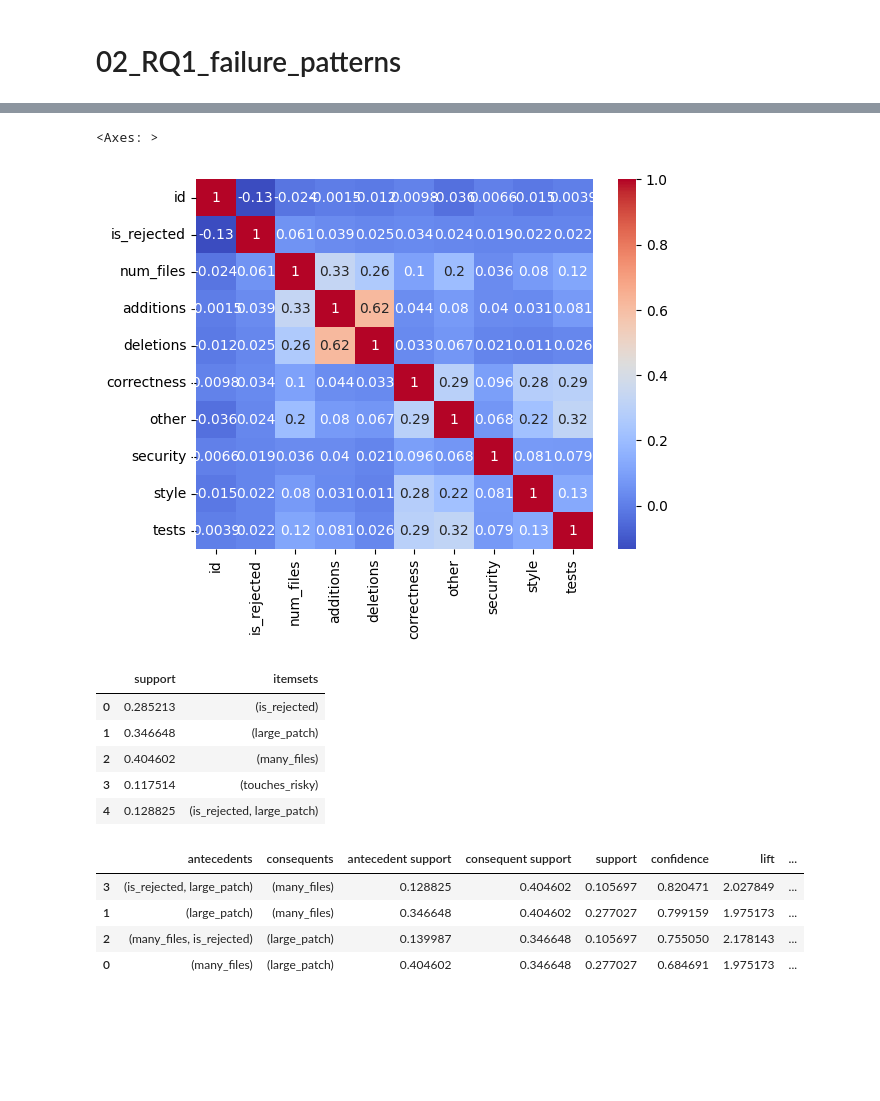
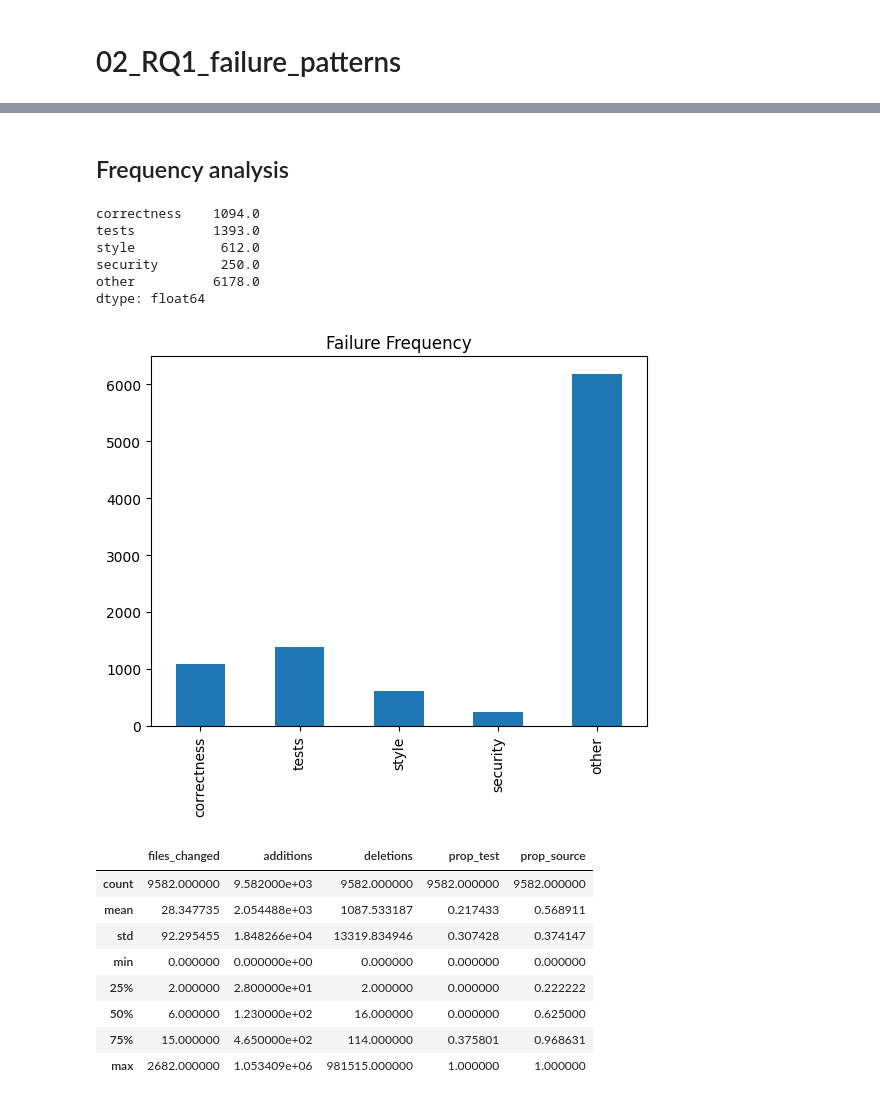
Before and after one commit to ChoWingDev/aidev-pr-rejections, a Jupyter notebook: notebooks/02_RQ1_failure_patterns.ipynb, the cells around one changed output, grey strips where cells are left out. Saved outputs shown, nothing was run; the diff lists cells and outputs as text; code cells hidden in the pictures; blank space fills up the shorter version.

Commit message:
added graphics

```diff
--- a/notebooks/02_RQ1_failure_patterns.ipynb
+++ b/notebooks/02_RQ1_failure_patterns.ipynb
@@ -165,19 +175,0 @@ dtype: float64
-# %%
-# correlation heatmap
-
-import seaborn as sns
-
-sns.heatmap(df.corr(numeric_only=True), annot=True, cmap="coolwarm")
-# %% [output]
-<Axes: >
-[figure, removed]
-# %%
-# simple rules mining with mlxtend association rules
-
-# convert features to binary
-df['large_patch'] = (df['additions'] + df['deletions']) > 200
-df['many_files'] = df['num_files'] > 5
-df['has_tests_comments'] = df['tests'] > 0
-df['has_correctness_comments'] = df['correctness'] > 0
-df['has_style_comments'] = df['style'] > 0
-df['has_security_comments'] = df['security'] > 0
@@ -196,24 +176,29 @@ basket = df[[
-# %%
-# run Apriori to find frequent feature sets
-from mlxtend.frequent_patterns import apriori, association_rules
-
-frequent = apriori(basket, min_support=0.1, use_colnames=True)
-frequent.head()
-# %% [output]
-|  | support | itemsets |
-| 0 | 0.285213 | (is_rejected) |
-| 1 | 0.346648 | (large_patch) |
-| 2 | 0.404602 | (many_files) |
-| 3 | 0.117514 | (touches_risky) |
-| 4 | 0.128825 | (is_rejected, large_patch) |
-# %%
-# generate association rules for rejection patterns
-rules = association_rules(frequent, metric="confidence", min_threshold=0.6)
-rules = rules.sort_values("confidence", ascending=False)
-rules.head()
-# %% [output]
-|  | antecedents | consequents | antecedent support | consequent support | support | confidence | lift | ... |
-| 3 | (is_rejected, large_patch) | (many_files) | 0.128825 | 0.404602 | 0.105697 | 0.820471 | 2.027849 | ... |
-| 1 | (large_patch) | (many_files) | 0.346648 | 0.404602 | 0.277027 | 0.799159 | 1.975173 | ... |
-| 2 | (many_files, is_rejected) | (large_patch) | 0.139987 | 0.346648 | 0.105697 | 0.755050 | 2.178143 | ... |
-| 0 | (many_files) | (large_patch) | 0.404602 | 0.346648 | 0.277027 | 0.684691 | 1.975173 | ... |
+# %% [markdown]
+## Frequency analysis
+# %%
+failure_freq = df[["correctness", "tests", "style", "security", "other"]].sum()
+print(failure_freq)
+
+# plot
+failure_freq.plot(kind="bar", title="Failure Frequency")
+plt.show()
+# %% [output]
+correctness    1094.0
+tests          1393.0
+style           612.0
+security        250.0
+other          6178.0
+dtype: float64
+[figure, added]
+# %%
+df[["files_changed", "additions", "deletions", "prop_test", "prop_source"]].describe()
+# %% [output]
+|  | files_changed | additions | deletions | prop_test | prop_source |
+| count | 9582.000000 | 9.582000e+03 | 9582.000000 | 9582.000000 | 9582.000000 |
+| mean | 28.347735 | 2.054488e+03 | 1087.533187 | 0.217433 | 0.568911 |
+| std | 92.295455 | 1.848266e+04 | 13319.834946 | 0.307428 | 0.374147 |
+| min | 0.000000 | 0.000000e+00 | 0.000000 | 0.000000 | 0.000000 |
+| 25% | 2.000000 | 2.800000e+01 | 2.000000 | 0.000000 | 0.222222 |
+| 50% | 6.000000 | 1.230000e+02 | 16.000000 | 0.000000 | 0.625000 |
+| 75% | 15.000000 | 4.650000e+02 | 114.000000 | 0.375801 | 0.968631 |
+| max | 2682.000000 | 1.053409e+06 | 981515.000000 | 1.000000 | 1.000000 |
```
Also changed, not shown: parts of 28 cells of this notebook.
